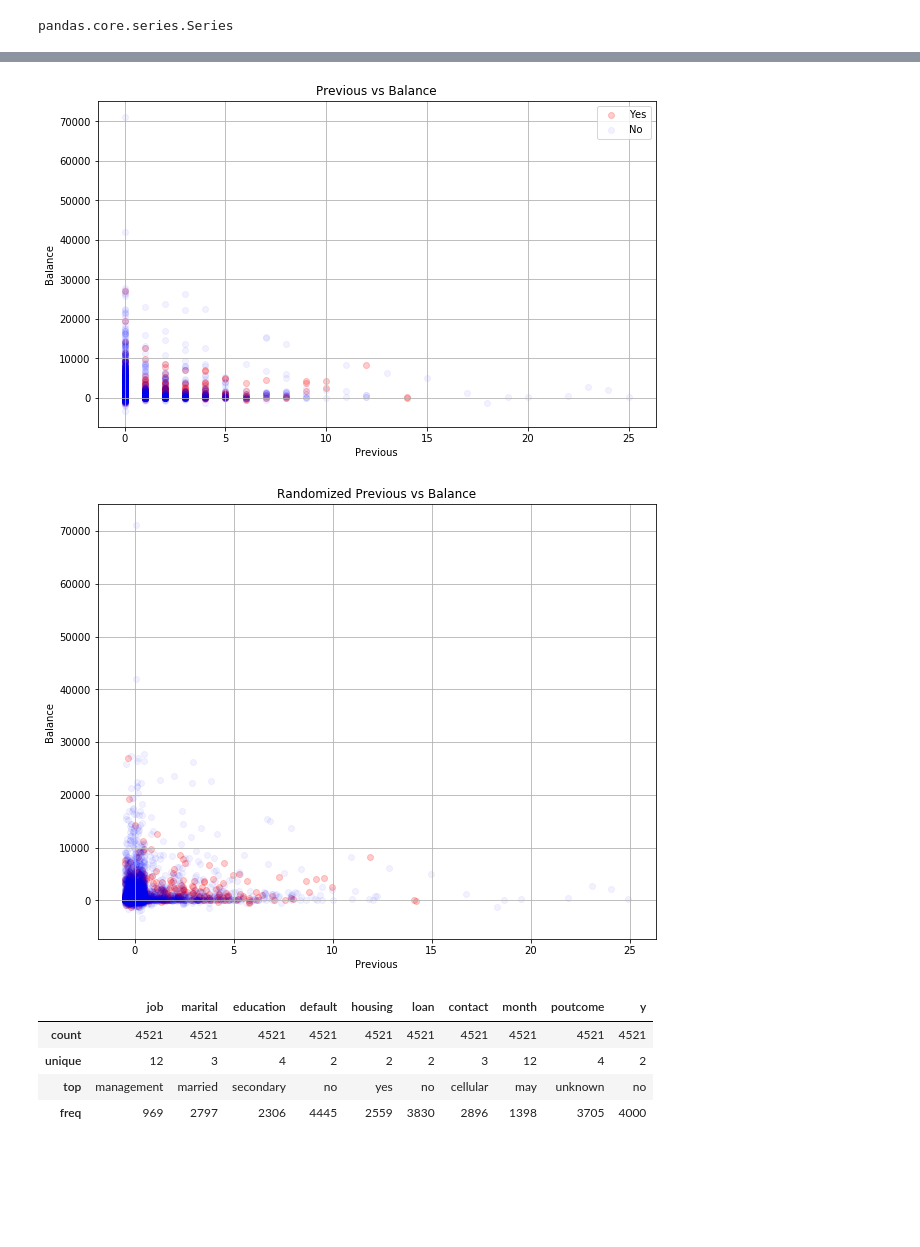
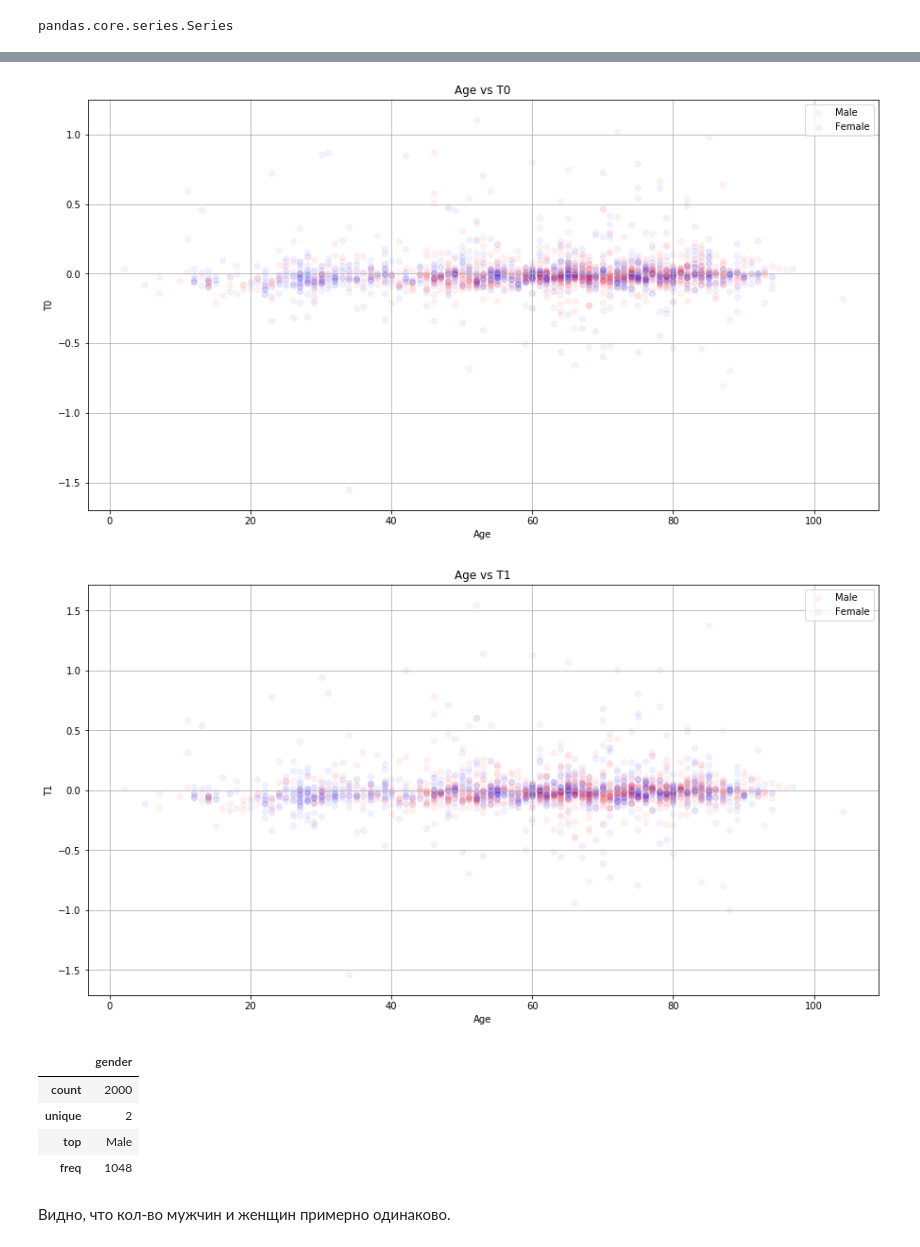
Before and after one commit to Befezdow/ai_test, a Jupyter notebook: data_playing.ipynb, the cells around one changed output, grey strips where cells are left out. Saved outputs shown, nothing was run; the diff lists cells and outputs as text; code cells hidden in the pictures; blank space fills up the shorter version.

```diff
--- a/data_playing.ipynb
+++ b/data_playing.ipynb
@@ -6,8 +8,10 @@ import matplotlib.pyplot as plt
 import pandas as pd
 %matplotlib inline
 # %%
-url = 'https://raw.githubusercontent.com/Befezdow/ai_test/master/bank/bank.csv'
-data = pd.read_csv(url, sep=';', header=0,  engine='python')
+url = 'https://gitlab.com/Befezdow/files_storage/raw/master/data.csv'
+data = pd.read_csv(url, sep=',', header=None,  engine='python')
+# %%
+data.columns = ['gender', 'age', *['t{}'.format(i) for i in range(5000)]]
 # %%
 type(data)
 # %% [output]
@@ -193,57 +272,57 @@ Name: y, Length: 4521, dtype: bool
 # %%
-plt.figure(figsize = (10, 6))
+plt.figure(figsize = (15, 8))
 
-plt.scatter(data[data['y'] == 'yes']['previous'],
-            data[data['y'] == 'yes']['balance'],
-            alpha = 0.2,
-            label = 'Yes',
+plt.scatter(data[data['gender'] == 'Male']['age'],
+            data[data['gender'] == 'Male']['t0'],
+            alpha = 0.05,
+            label = 'Male',
             color = 'r')
 
-plt.scatter(data[data['y'] == 'no']['previous'],
-            data[data['y'] == 'no']['balance'],
+plt.scatter(data[data['gender'] == 'Female']['age'],
+            data[data['gender'] == 'Female']['t0'],
             alpha = 0.05,
-            label = 'No',
+            label = 'Female',
             color = 'b')
 
-plt.xlabel('Previous')
-plt.ylabel('Balance')
-plt.title('Previous vs Balance')
+plt.xlabel('Age')
+plt.ylabel('T0')
+plt.title('Age vs T0')
 plt.legend()
 plt.grid()
 # %% [output]
-[figure, old version]
+[figure, new version]
 # %%
-np.random.seed(0)
-previous_rnd = data['previous'] + np.random.rand(data.shape[0]) - .5
+plt.figure(figsize = (15, 8))
 
-plt.figure(figsize = (10, 8))
-
-plt.scatter(previous_rnd[data['y'] == 'yes'],
-            data[data['y'] == 'yes']['balance'],
-            alpha = 0.2,
-            label = 'Yes',
+plt.scatter(data[data['gender'] == 'Male']['age'],
+            data[data['gender'] == 'Male']['t1'],
+            alpha = 0.05,
+            label = 'Male',
             color = 'r')
 
-plt.scatter(previous_rnd[data['y'] == 'no'],
-            data[data['y'] == 'no']['balance'],
+plt.scatter(data[data['gender'] == 'Female']['age'],
+            data[data['gender'] == 'Female']['t1'],
             alpha = 0.05,
-            label = 'No',
+            label = 'Female',
             color = 'b')
 
-plt.xlabel('Previous')
-plt.ylabel('Balance')
-plt.title('Randomized Previous vs Balance')
+plt.xlabel('Age')
+plt.ylabel('T1')
+plt.title('Age vs T1')
+plt.legend()
 plt.grid()
 # %% [output]
-[figure, old version]
+[figure, new version]
 # %%
 data.describe(include = ['object'])
 # %% [output]
-|  | job | marital | education | default | housing | loan | contact | month | poutcome | y |
-| count | 4521 | 4521 | 4521 | 4521 | 4521 | 4521 | 4521 | 4521 | 4521 | 4521 |
-| unique | 12 | 3 | 4 | 2 | 2 | 2 | 3 | 12 | 4 | 2 |
-| top | management | married | secondary | no | yes | no | cellular | may | unknown | no |
-| freq | 969 | 2797 | 2306 | 4445 | 2559 | 3830 | 2896 | 1398 | 3705 | 4000 |
+|  | gender |
+| count | 2000 |
+| unique | 2 |
+| top | Male |
+| freq | 1048 |
+# %% [markdown]
+Видно, что кол-во мужчин и женщин примерно одинаково.
 # %%
 data.describe(include = 'all')
 # %% [output]
```
Also changed, not shown: parts of 48 cells of this notebook.
